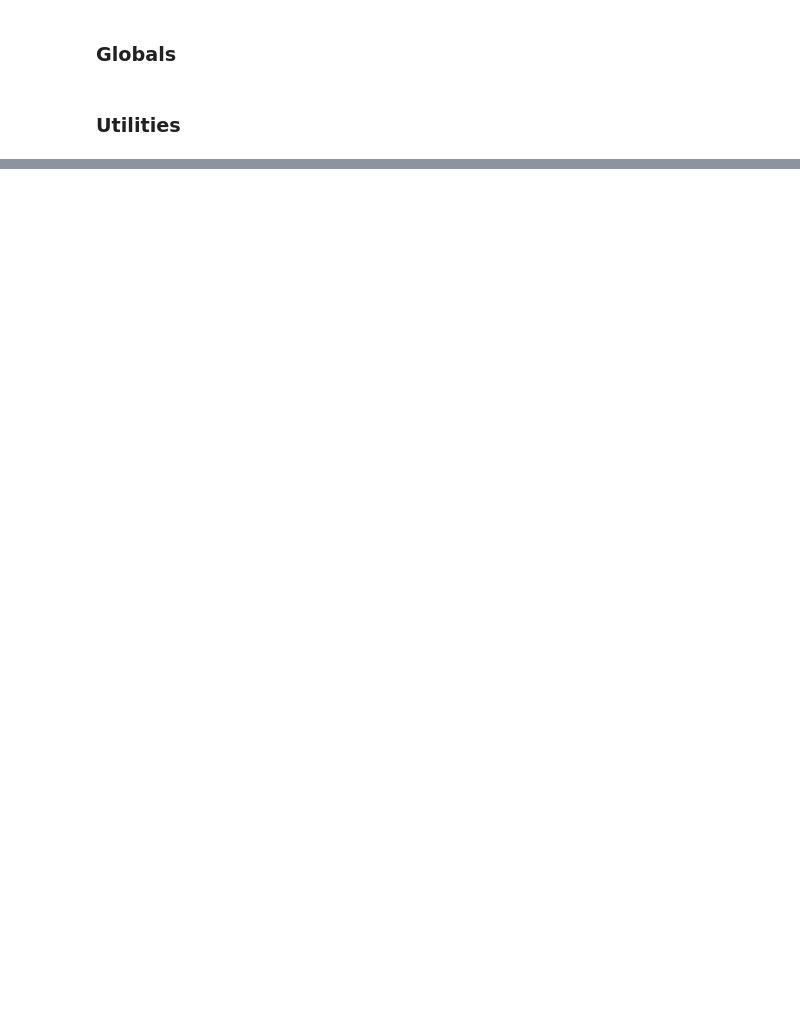
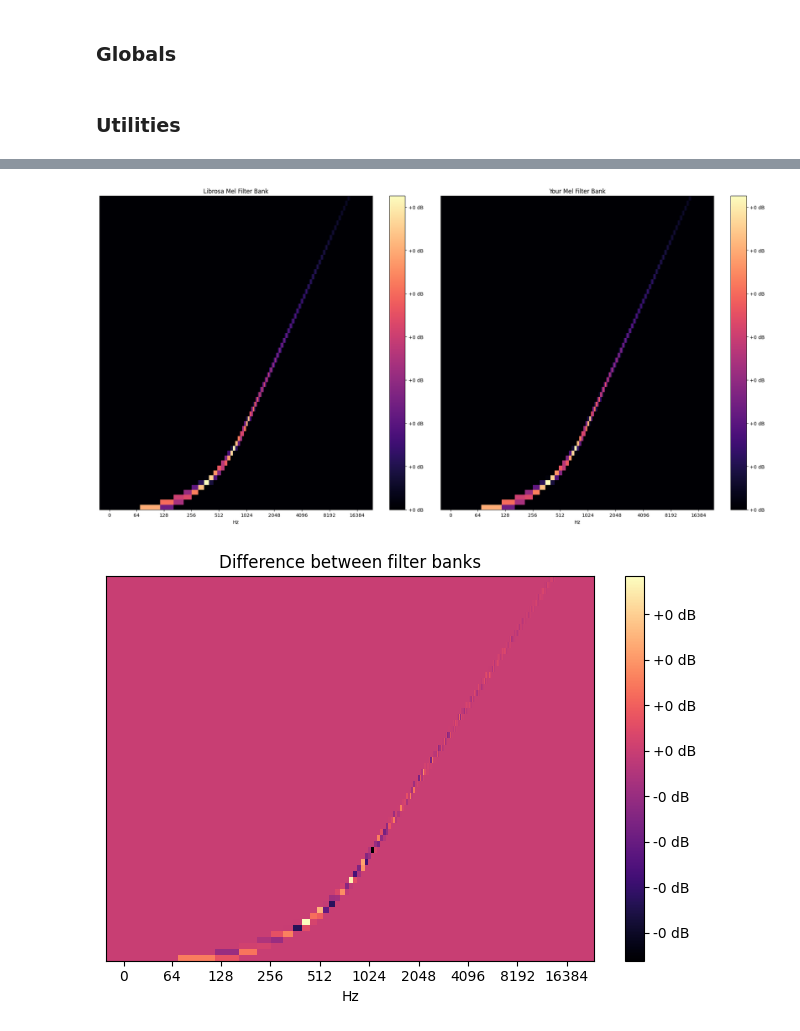
Before and after one commit to iveshenry18/SonicSearch, a Jupyter notebook: clap_export/clap_export.ipynb, the cells around one changed output, grey strips where cells are left out. Saved outputs shown, nothing was run; the diff lists cells and outputs as text; code cells hidden in the pictures; blank space fills up the shorter version.

```diff
--- a/clap_export/clap_export.ipynb
+++ b/clap_export/clap_export.ipynb
@@ -302,0 +236,52 @@ Exporting model to ONNX took:  31.832356214523315
+# %%
+import numpy as np
+import librosa
+import librosa.display
+import matplotlib.pyplot as plt
+from transformers.audio_utils import mel_filter_bank
+
+# Configuration parameters
+n_fft = 1024
+n_mels = 64
+sr = 48000
+fmin = 50
+fmax = 14000
+
+# Your mel_filter_bank function needs to be defined as you have it
+
+# Generate the Mel filter banks using both librosa and your custom function
+librosa_filters = librosa.filters.mel(sr=sr, n_fft=n_fft, n_mels=n_mels, fmin=fmin, fmax=fmax)
+your_mel_filters = mel_filter_bank(
+    num_frequency_bins=513,
+    num_mel_filters=64,
+    max_frequency=14000,
+    min_frequency=50,
+    sampling_rate=48000,
+    mel_scale='slaney',
+    norm='slaney',
+).transpose() # This should be the output of your custom function
+
+# Plotting both filter banks for comparison
+plt.figure(figsize=(20, 10))
+
+plt.subplot(1, 2, 1)
+librosa.display.specshow(librosa_filters, sr=sr, hop_length=512, x_axis='log')
+plt.title('Librosa Mel Filter Bank')
+plt.colorbar(format='%+2.0f dB')
+
+plt.subplot(1, 2, 2)
+librosa.display.specshow(your_mel_filters, sr=sr, hop_length=512, x_axis='log')
+plt.title('Your Mel Filter Bank')
+plt.colorbar(format='%+2.0f dB')
+
+plt.tight_layout()
+plt.show()
+
+librosa.display.specshow(librosa_filters - your_mel_filters, sr=sr, hop_length=512, x_axis='log')
+plt.title('Difference between filter banks')
+plt.colorbar(format='%+2.0f dB')
+plt.tight_layout()
+plt.show()
+# %% [output]
+[figure, added]
+[figure, added]
```
Also changed, not shown: parts of 39 cells of this notebook, 4 other files.
